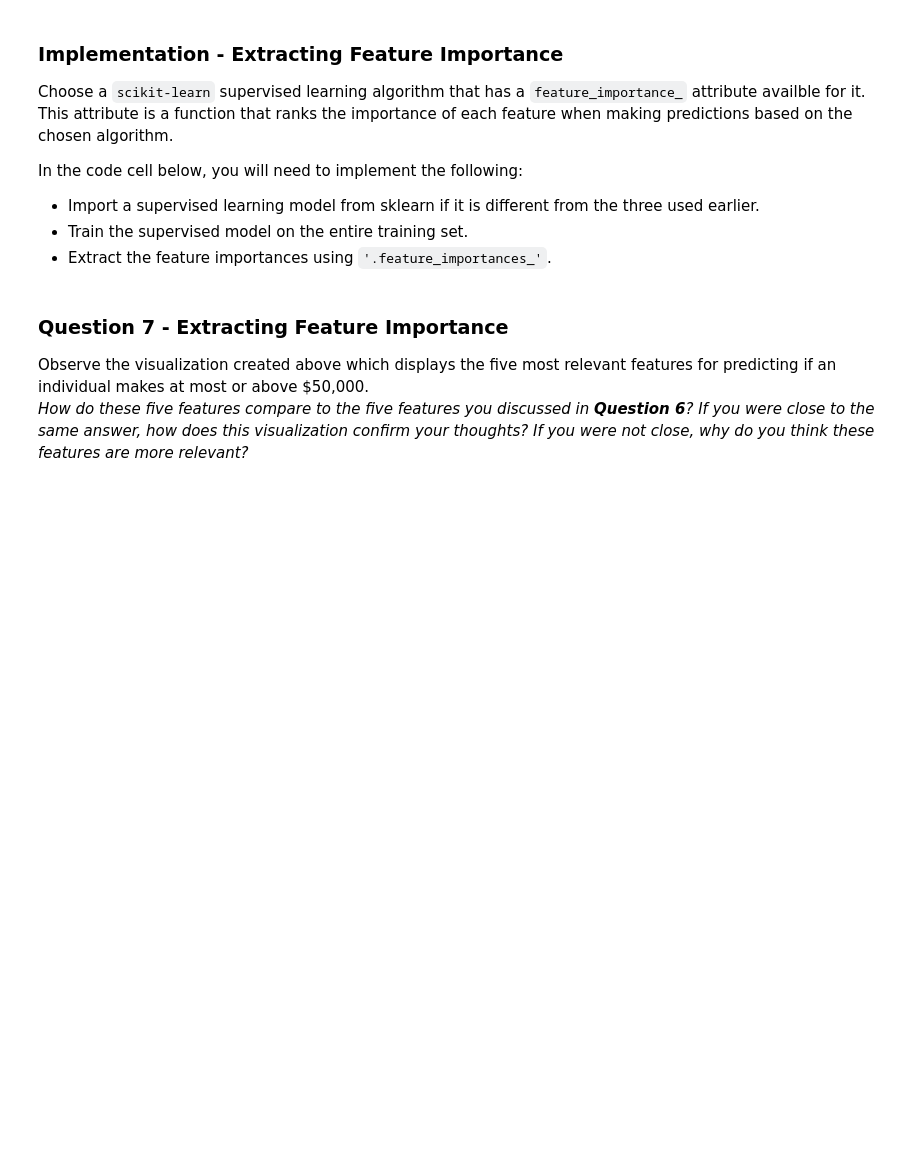
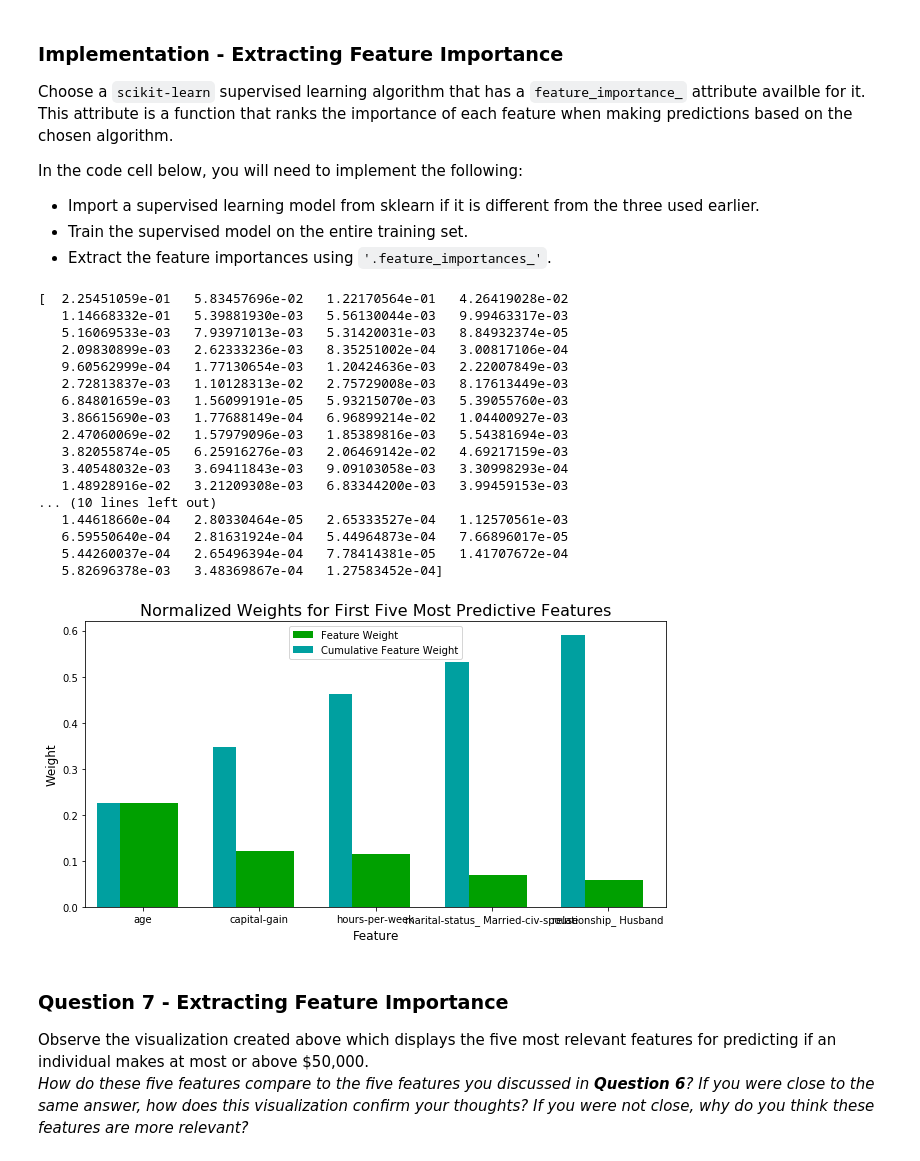
Before and after one commit to aktse/udacity-mlnd, a Jupyter notebook: projects/finding_donors/finding_donors.ipynb, the cells around one changed output. Saved outputs shown, nothing was run; the diff lists cells and outputs as text; code cells hidden in the pictures; blank space fills up the shorter version.

```diff
--- a/projects/finding_donors/finding_donors.ipynb
+++ b/projects/finding_donors/finding_donors.ipynb
@@ -489,15 +533,35 @@ In the code cell below, you will need to implement the following:
  - Extract the feature importances using `'.feature_importances_'`.
 # %%
 # TODO: Import a supervised learning model that has 'feature_importances_'
-
+from sklearn.ensemble import RandomForestClassifier
+clf = RandomForestClassifier(random_state=777)
 # TODO: Train the supervised model on the training set
-model = None
+model = clf.fit(X_train, y_train)
 
 # TODO: Extract the feature importances
-importances = None
+importances = model.feature_importances_
 
 # Plot
 vs.feature_plot(importances, X_train, y_train)
+# %% [output]
+[  2.25451059e-01   5.83457696e-02   1.22170564e-01   4.26419028e-02
+   1.14668332e-01   5.39881930e-03   5.56130044e-03   9.99463317e-03
+   5.16069533e-03   7.93971013e-03   5.31420031e-03   8.84932374e-05
+   2.09830899e-03   2.62333236e-03   8.35251002e-04   3.00817106e-04
+   9.60562999e-04   1.77130654e-03   1.20424636e-03   2.22007849e-03
+   2.72813837e-03   1.10128313e-02   2.75729008e-03   8.17613449e-03
+   6.84801659e-03   1.56099191e-05   5.93215070e-03   5.39055760e-03
+   3.86615690e-03   1.77688149e-04   6.96899214e-02   1.04400927e-03
+   2.47060069e-02   1.57979096e-03   1.85389816e-03   5.54381694e-03
+   3.82055874e-05   6.25916276e-03   2.06469142e-02   4.69217159e-03
+   3.40548032e-03   3.69411843e-03   9.09103058e-03   3.30998293e-04
+   1.48928916e-02   3.21209308e-03   6.83344200e-03   3.99459153e-03
+... (10 lines left out)
+   1.44618660e-04   2.80330464e-05   2.65333527e-04   1.12570561e-03
+   6.59550640e-04   2.81631924e-04   5.44964873e-04   7.66896017e-05
+   5.44260037e-04   2.65496394e-04   7.78414381e-05   1.41707672e-04
+   5.82696378e-03   3.48369867e-04   1.27583452e-04]
+[figure, added]
 # %% [markdown]
 ### Question 7 - Extracting Feature Importance
 
```
Also changed, not shown: parts of 17 cells of this notebook, 1 other file.
